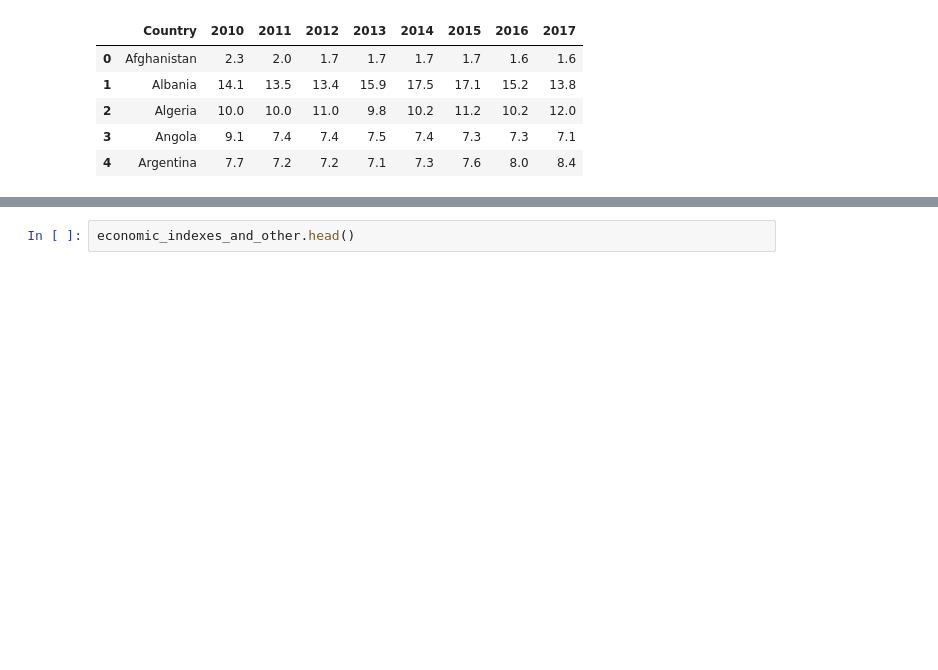
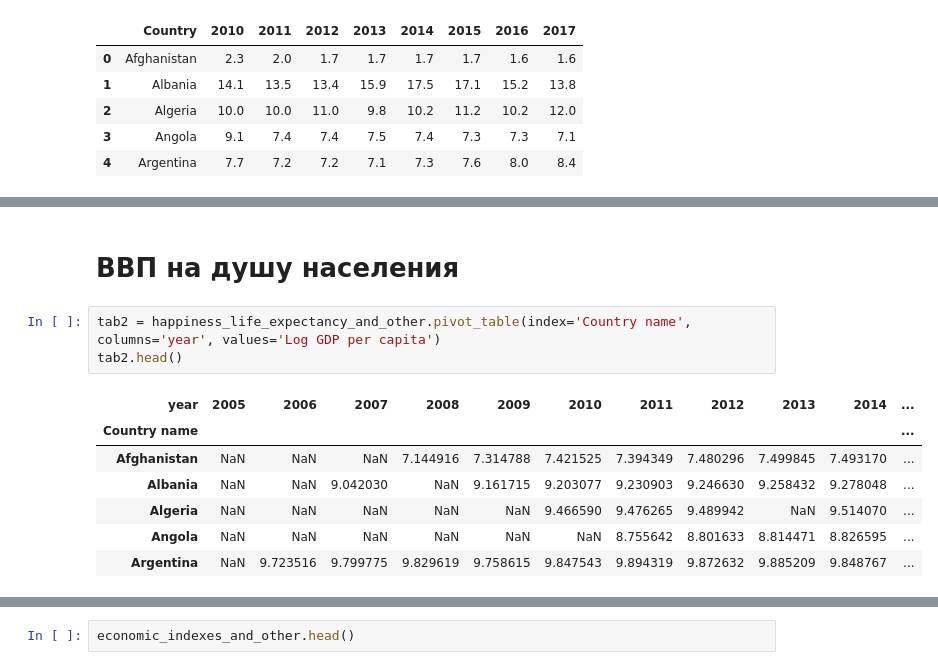
Before and after one commit to team-hack-0819/social-env, a Jupyter notebook: data.ipynb, the cells around one changed output, grey strips where cells are left out. Cells and saved outputs as stored; diff of their text form; blank space fills up the shorter version.

```diff
--- a/data.ipynb
+++ b/data.ipynb
@@ -127,0 +134,13 @@ countries =  happiness_life_expectancy_and_other[['Country name']]
+# %% [markdown]
+# ВВП на душу населения
+# %%
+tab2 = happiness_life_expectancy_and_other.pivot_table(index='Country name', columns='year', values='Log GDP per capita')
+tab2.head()
+# %% [output]
+| year | 2005 | 2006 | 2007 | 2008 | 2009 | 2010 | 2011 | 2012 | 2013 | 2014 | ... |
+| Country name |  |  |  |  |  |  |  |  |  |  | ... |
+| Afghanistan | NaN | NaN | NaN | 7.144916 | 7.314788 | 7.421525 | 7.394349 | 7.480296 | 7.499845 | 7.493170 | ... |
+| Albania | NaN | NaN | 9.042030 | NaN | 9.161715 | 9.203077 | 9.230903 | 9.246630 | 9.258432 | 9.278048 | ... |
+| Algeria | NaN | NaN | NaN | NaN | NaN | 9.466590 | 9.476265 | 9.489942 | NaN | 9.514070 | ... |
+| Angola | NaN | NaN | NaN | NaN | NaN | NaN | 8.755642 | 8.801633 | 8.814471 | 8.826595 | ... |
+| Argentina | NaN | 9.723516 | 9.799775 | 9.829619 | 9.758615 | 9.847543 | 9.894319 | 9.872632 | 9.885209 | 9.848767 | ... |
```
Also changed, not shown: parts of 12 cells of this notebook.
